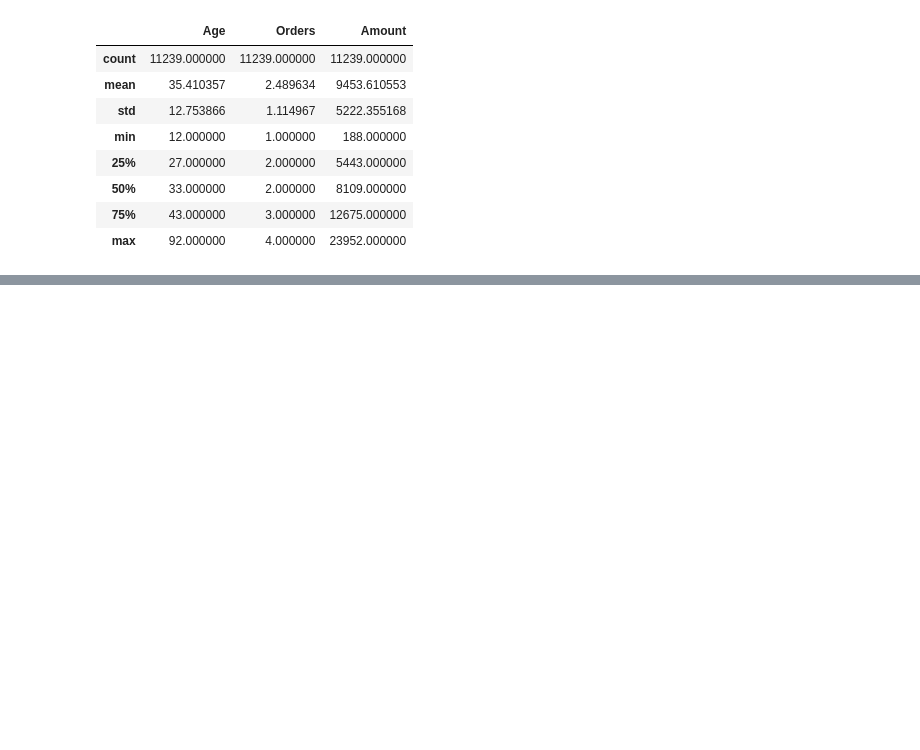
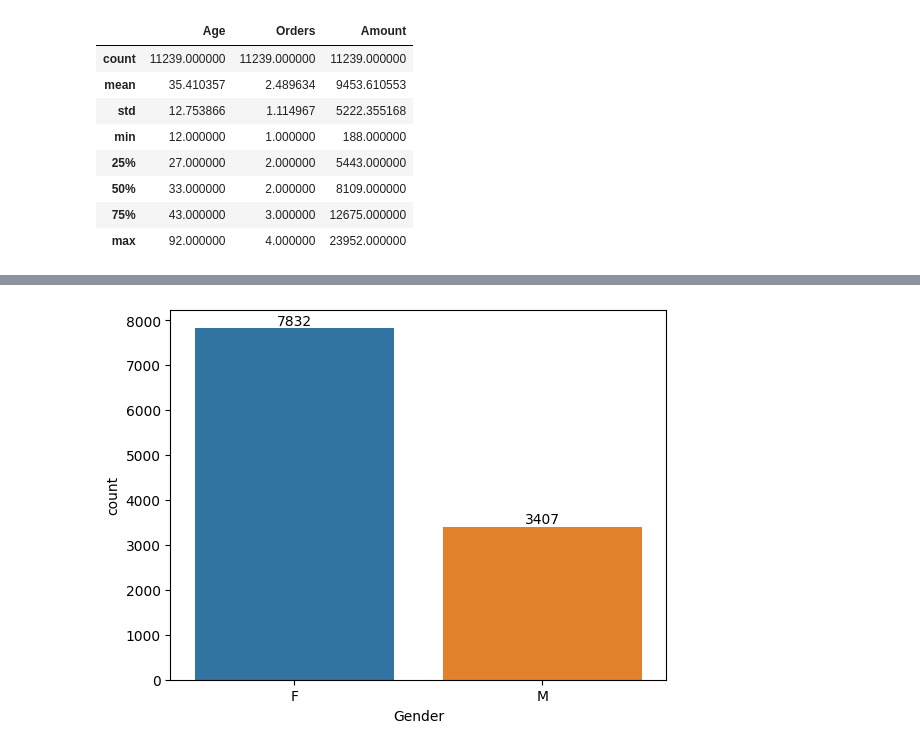
Before and after one commit to viki-patil/Diwali_Sale_Data_Analysis, a Jupyter notebook: app.ipynb, the cells around one changed output, grey strips where cells are left out. Cells and saved outputs as stored; diff of their text form; code cells hidden in the pictures; blank space fills up the shorter version.

```diff
--- a/app.ipynb
+++ b/app.ipynb
@@ -175,0 +189,6 @@ df[['Age','Orders','Amount']].describe()
+# %%
+ax=sns.countplot(x='Gender', data= df)
+for bars in ax.containers:
+    ax.bar_label(bars)
+# %% [output]
+[figure, added]
```
Also changed, not shown: parts of 6 cells of this notebook.
